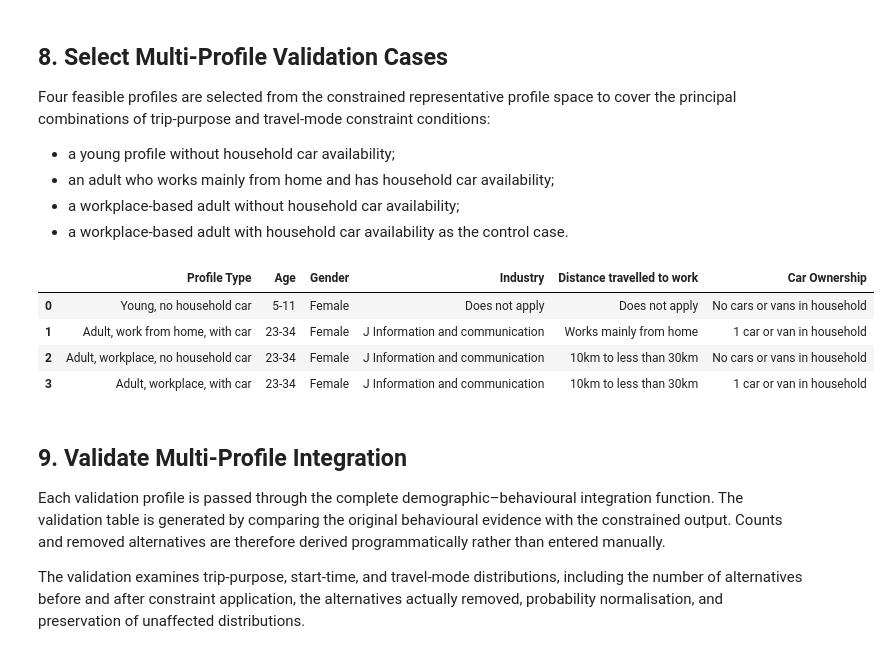
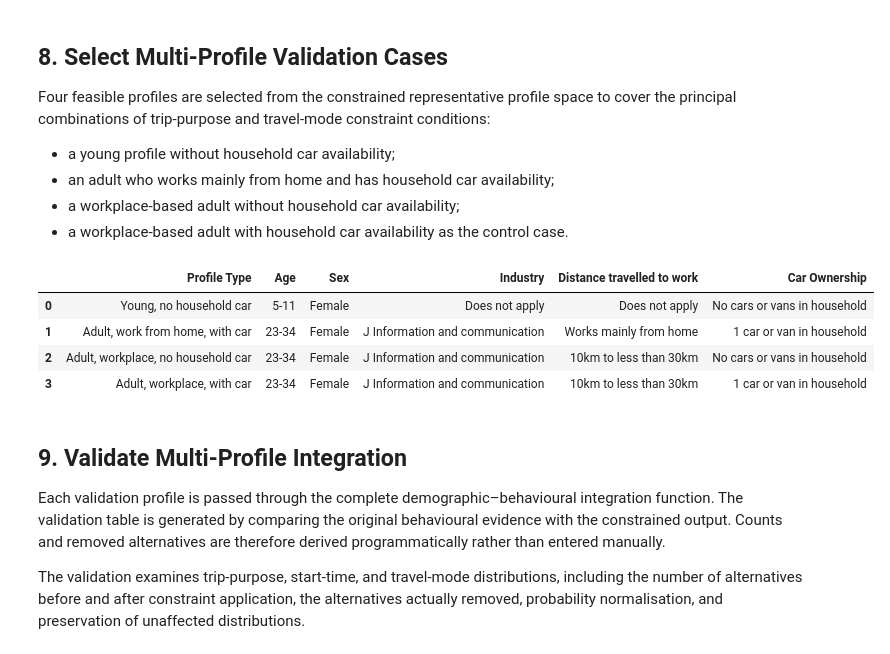
Before and after one commit to yuxinjiang1205/mobility-modelling-framework, a Jupyter notebook: notebooks/integration/demographic_behaviour_layers_integration.ipynb, the cells around one changed output. Drawn from its saved outputs; the diff is of its cells as text; code cells hidden in the pictures.

```diff
--- a/notebooks/integration/demographic_behaviour_layers_integration.ipynb
+++ b/notebooks/integration/demographic_behaviour_layers_integration.ipynb
@@ -85,7 +85,7 @@ The input datasets are inspected before integration to confirm that the constrai
 # %%
 profile_columns = [
     "Age",
-    "Gender",
+    "Sex",
     "Household Type",
     "Economic Activity Status",
     "Industry",
@@ -608,7 +586,7 @@ young_no_car_profile = (
                 == "5-11"
             )
             & (
-                representative_profiles["Gender"]
+                representative_profiles["Sex"]
                 == "Female"
             )
             & (
@@ -722,35 +700,35 @@ validation_cases = {
     "Young, no household car": (
         young_no_car_profile
     ),
     "Adult, work from home, with car": (
         wfh_with_car_profile
     ),
     "Adult, workplace, no household car": (
         workplace_no_car_profile
     ),
     "Adult, workplace, with car": (
         workplace_with_car_profile
     ),
 }
 
 validation_profiles_table = pd.DataFrame([
     {
         "Profile Type": profile_type,
         "Age": profile["Age"],
-        "Gender": profile["Gender"],
+        "Sex": profile["Sex"],
         "Industry": profile["Industry"],
         "Distance travelled to work": (
             profile["Distance travelled to work"]
         ),
         "Car Ownership": profile["Car Ownership"],
     }
     for profile_type, profile
     in validation_cases.items()
 ])
 
 display(validation_profiles_table)
 # %% [output]
-|  | Profile Type | Age | Gender | Industry | Distance travelled to work | Car Ownership |
+|  | Profile Type | Age | Sex | Industry | Distance travelled to work | Car Ownership |
 | 0 | Young, no household car | 5-11 | Female | Does not apply | Does not apply | No cars or vans in household |
 | 1 | Adult, work from home, with car | 23-34 | Female | J Information and communication | Works mainly from home | 1 car or van in household |
 | 2 | Adult, workplace, no household car | 23-34 | Female | J Information and communication | 10km to less than 30km | No cars or vans in household |
```
Also changed, not shown: parts of 6 cells of this notebook, 15 other files.
